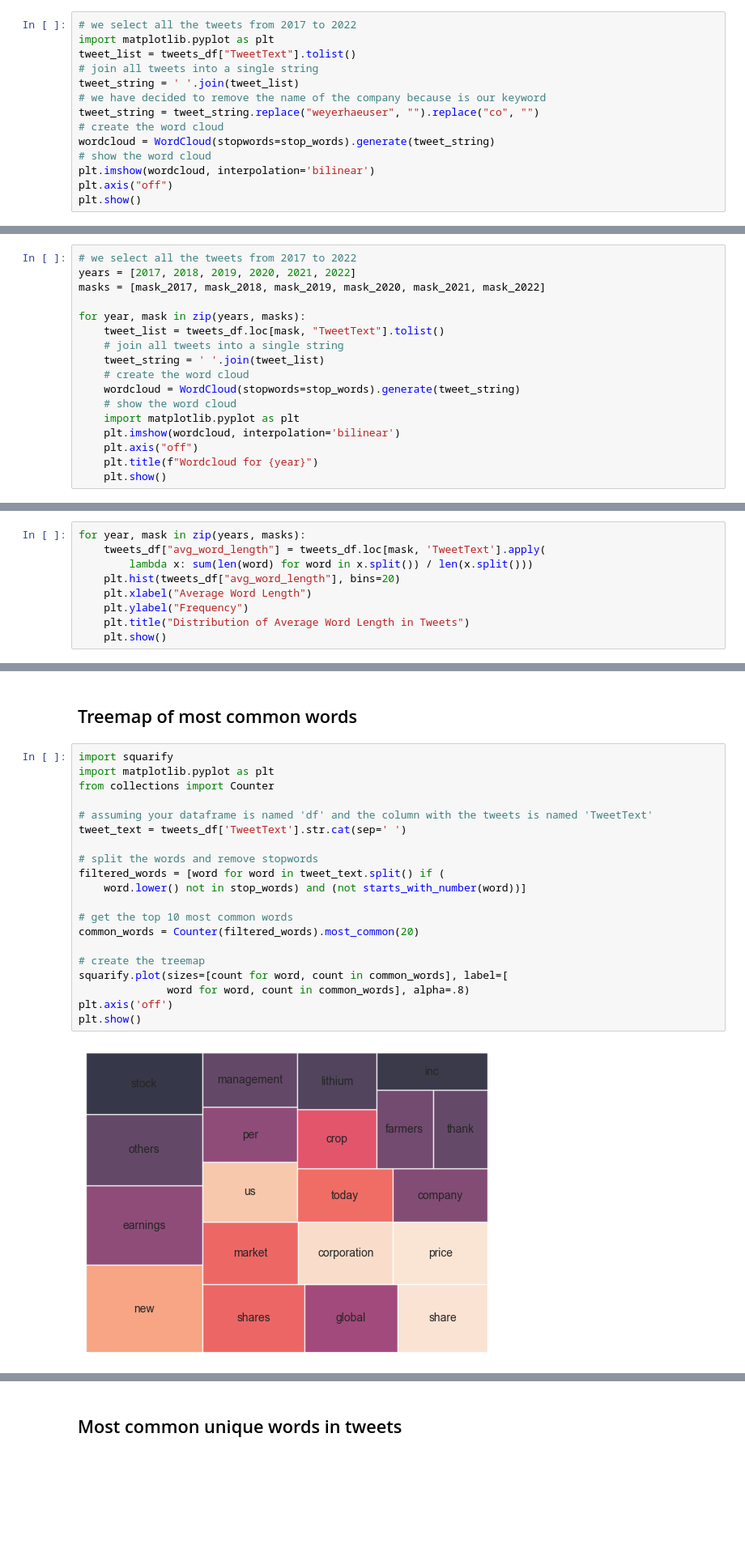
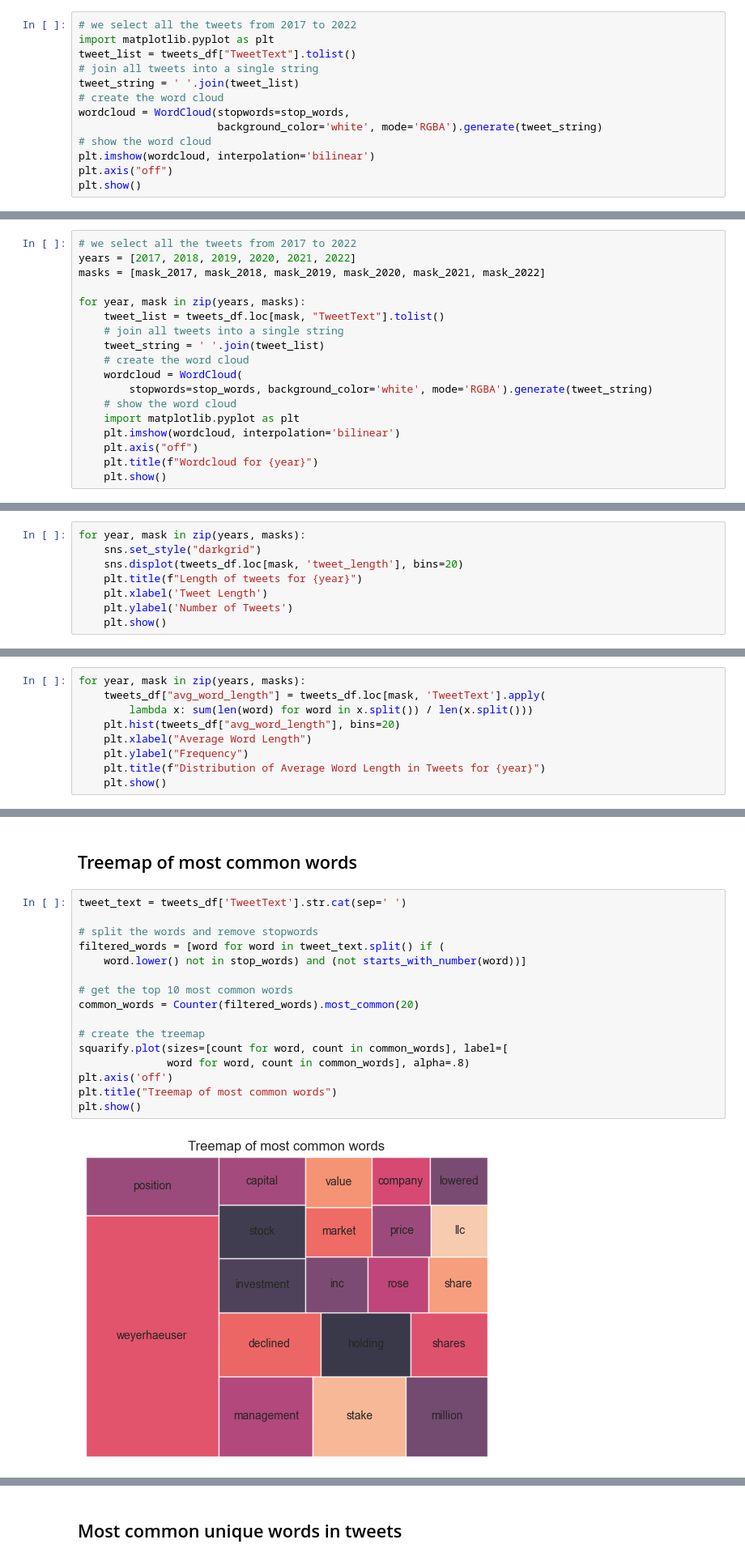
Before and after one commit to JoseAngelGarciaSanchez/overperforming-58-energy-stocks, a Jupyter notebook: eda.ipynb, the cells around one changed output, grey strips where cells are left out. Shown at 81% size. Cells and saved outputs as stored; diff of their text form; blank space fills up the shorter version.

```diff
--- a/eda.ipynb
+++ b/eda.ipynb
@@ -68,10 +71,9 @@ import matplotlib.pyplot as plt
 tweet_list = tweets_df["TweetText"].tolist()
 # join all tweets into a single string
 tweet_string = ' '.join(tweet_list)
-# we have decided to remove the name of the company because is our keyword
-tweet_string = tweet_string.replace("weyerhaeuser", "").replace("co", "")
 # create the word cloud
-wordcloud = WordCloud(stopwords=stop_words).generate(tweet_string)
+wordcloud = WordCloud(stopwords=stop_words,
+                      background_color='white', mode='RGBA').generate(tweet_string)
 # show the word cloud
 plt.imshow(wordcloud, interpolation='bilinear')
 plt.axis("off")
@@ -90,7 +92,8 @@ for year, mask in zip(years, masks):
     # join all tweets into a single string
     tweet_string = ' '.join(tweet_list)
     # create the word cloud
-    wordcloud = WordCloud(stopwords=stop_words).generate(tweet_string)
+    wordcloud = WordCloud(
+        stopwords=stop_words, background_color='white', mode='RGBA').generate(tweet_string)
     # show the word cloud
     import matplotlib.pyplot as plt
     plt.imshow(wordcloud, interpolation='bilinear')
@@ -156,0 +160,8 @@ plt.show()
+# %%
+for year, mask in zip(years, masks):
+    sns.set_style("darkgrid")
+    sns.displot(tweets_df.loc[mask, 'tweet_length'], bins=20)
+    plt.title(f"Length of tweets for {year}")
+    plt.xlabel('Tweet Length')
+    plt.ylabel('Number of Tweets')
+    plt.show()
@@ -163,6 +181,6 @@ for year, mask in zip(years, masks):
     plt.hist(tweets_df["avg_word_length"], bins=20)
     plt.xlabel("Average Word Length")
     plt.ylabel("Frequency")
-    plt.title("Distribution of Average Word Length in Tweets")
+    plt.title(f"Distribution of Average Word Length in Tweets for {year}")
     plt.show()
 # %% [output]
@@ -224,24 +296,20 @@ plt.show()
 # %% [markdown]
 ## Treemap of most common words
 # %%
-import squarify
-import matplotlib.pyplot as plt
-from collections import Counter
-
-# assuming your dataframe is named 'df' and the column with the tweets is named 'TweetText'
 tweet_text = tweets_df['TweetText'].str.cat(sep=' ')
 
 # split the words and remove stopwords
 filtered_words = [word for word in tweet_text.split() if (
     word.lower() not in stop_words) and (not starts_with_number(word))]
 
 # get the top 10 most common words
 common_words = Counter(filtered_words).most_common(20)
 
 # create the treemap
 squarify.plot(sizes=[count for word, count in common_words], label=[
               word for word, count in common_words], alpha=.8)
 plt.axis('off')
+plt.title("Treemap of most common words")
 plt.show()
 # %% [output]
-[figure, old version]
+[figure, new version]
```
Also changed, not shown: parts of 17 cells of this notebook.
